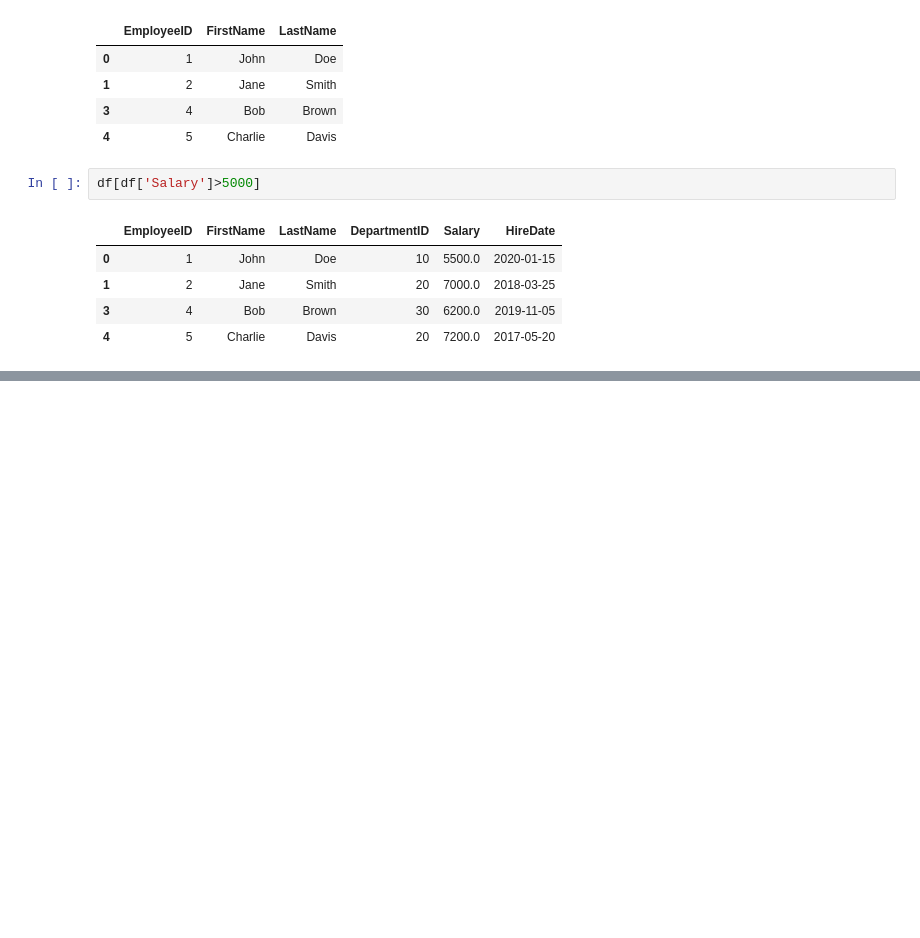
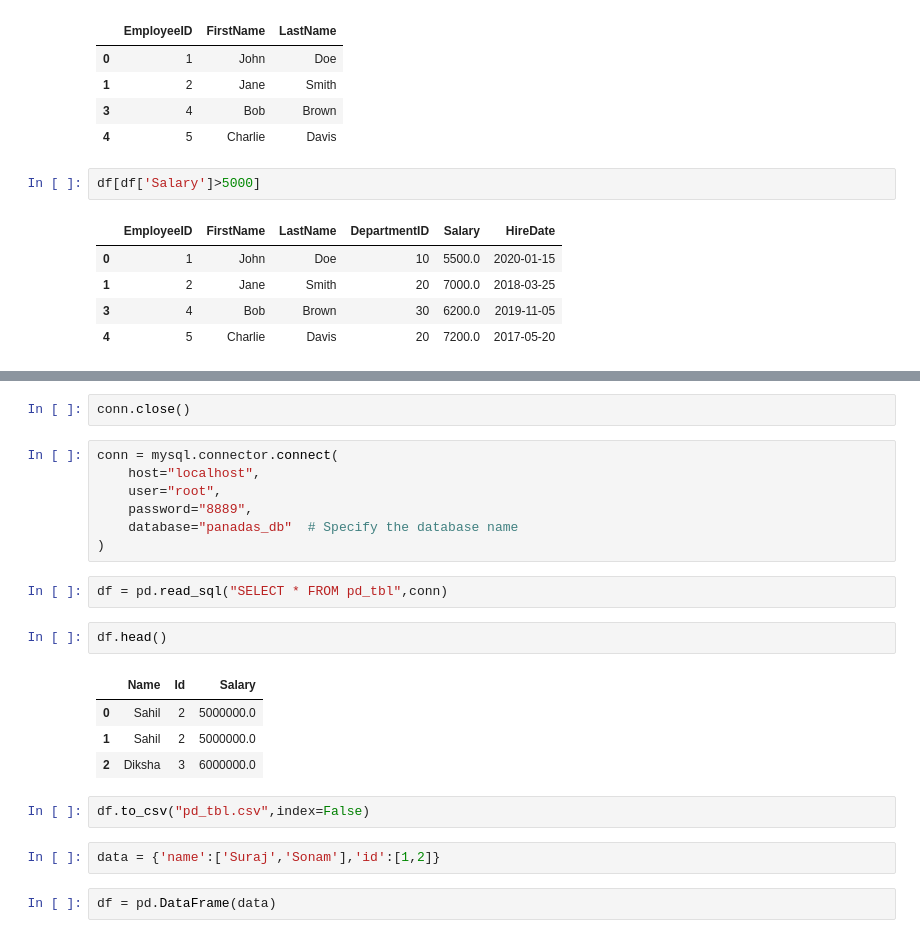
Before and after one commit to anandjha90/analyticswithanand, a Jupyter notebook: Code Files/Pandas/Intro_To_Pandas_By_Prachi/Untitled.ipynb, the cells around one changed output, grey strips where cells are left out. Drawn from its saved outputs; the diff is of its cells as text; blank space fills up the shorter version.

```diff
--- a/Code Files/Pandas/Intro_To_Pandas_By_Prachi/Untitled.ipynb
+++ b/Code Files/Pandas/Intro_To_Pandas_By_Prachi/Untitled.ipynb
@@ -311,0 +387,24 @@ df[df['Salary']>5000]
+# %%
+conn.close()
+# %%
+conn = mysql.connector.connect(
+    host="localhost",
+    user="root",
+    password="8889",
+    database="panadas_db"  # Specify the database name
+)
+# %%
+df = pd.read_sql("SELECT * FROM pd_tbl",conn)
+# %%
+df.head()
+# %% [output]
+|  | Name | Id | Salary |
+| 0 | Sahil | 2 | 5000000.0 |
+| 1 | Sahil | 2 | 5000000.0 |
+| 2 | Diksha | 3 | 6000000.0 |
+# %%
+df.to_csv("pd_tbl.csv",index=False)
+# %%
+data = {'name':['Suraj','Sonam'],'id':[1,2]}
+# %%
+df = pd.DataFrame(data)
```
Also changed, not shown: parts of 46 cells of this notebook, 15 other files.
